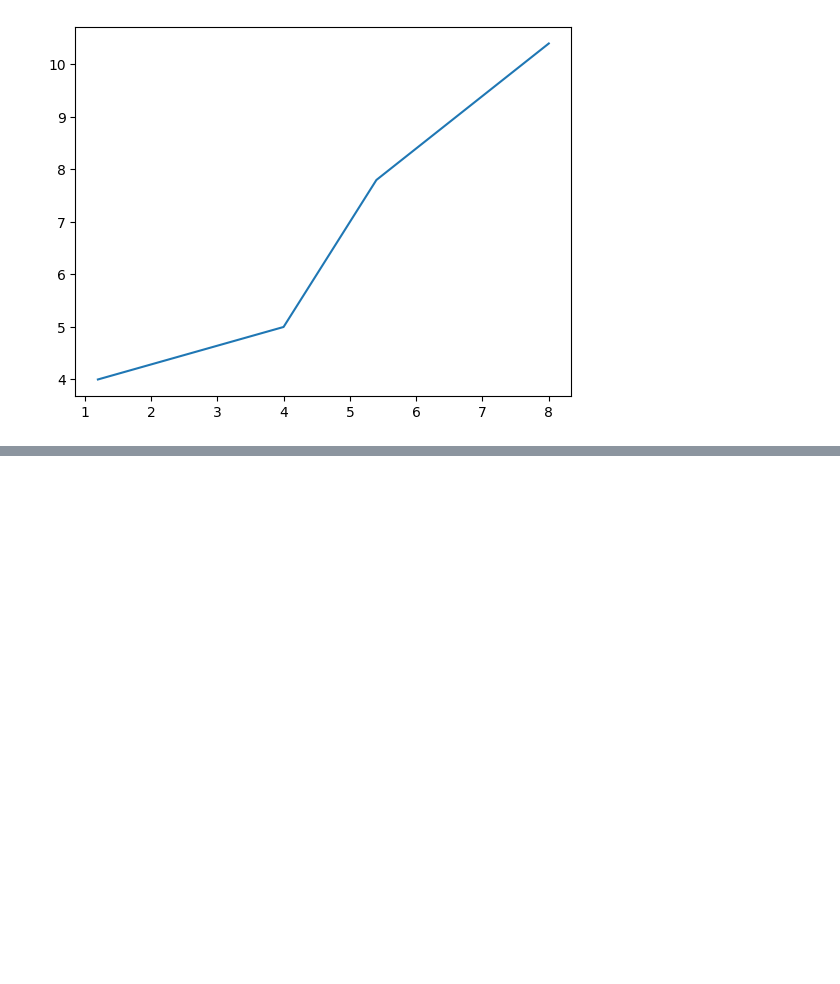
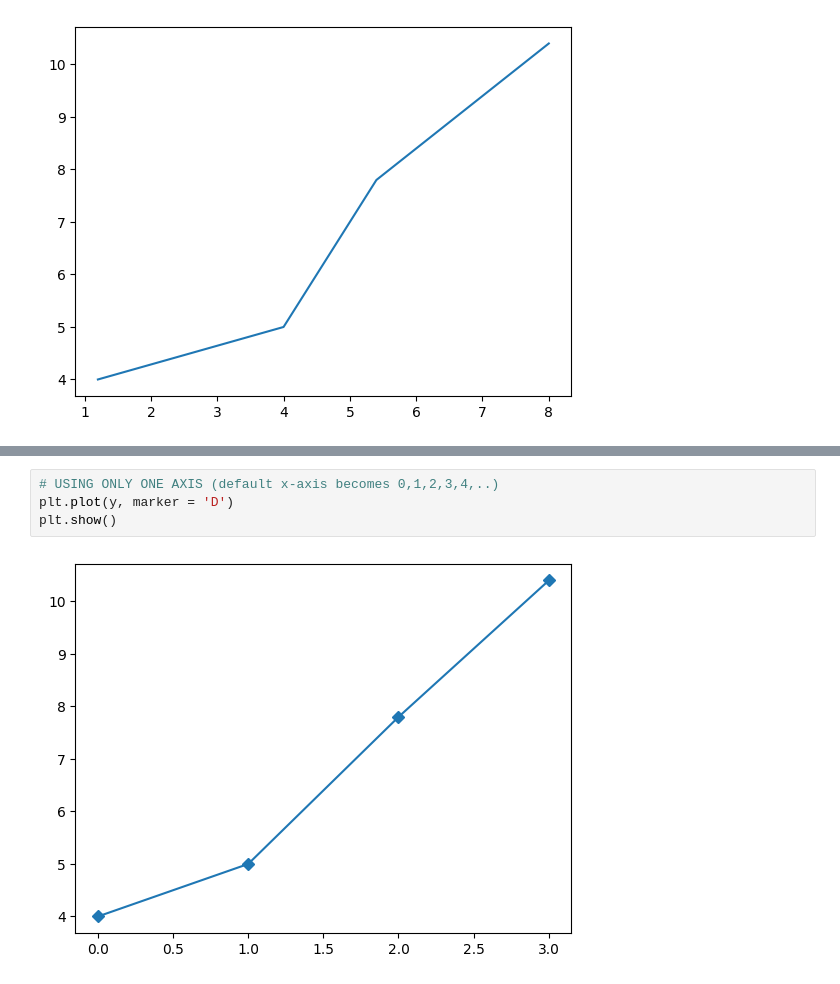
Before and after one commit to NatashaMoses/ML_Python_Libraries, a Jupyter notebook: matplotlib.ipynb, the cells around one changed output, grey strips where cells are left out. Cells and saved outputs as stored; diff of their text form; blank space fills up the shorter version.

Commit message:
finish markers

```diff
--- a/matplotlib.ipynb
+++ b/matplotlib.ipynb
@@ -44,0 +63,6 @@ plt.show()
+# %%
+# USING ONLY ONE AXIS (default x-axis becomes 0,1,2,3,4,..)
+plt.plot(y, marker = 'D')
+plt.show()
+# %% [output]
+[figure, added]
```
Also changed, not shown: parts of 7 cells of this notebook.
